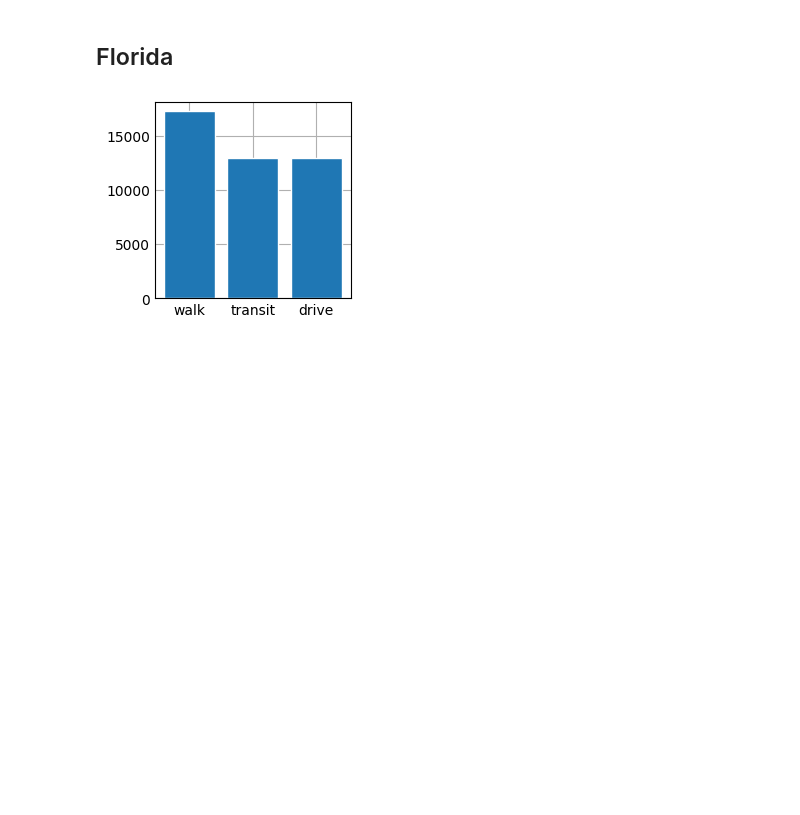
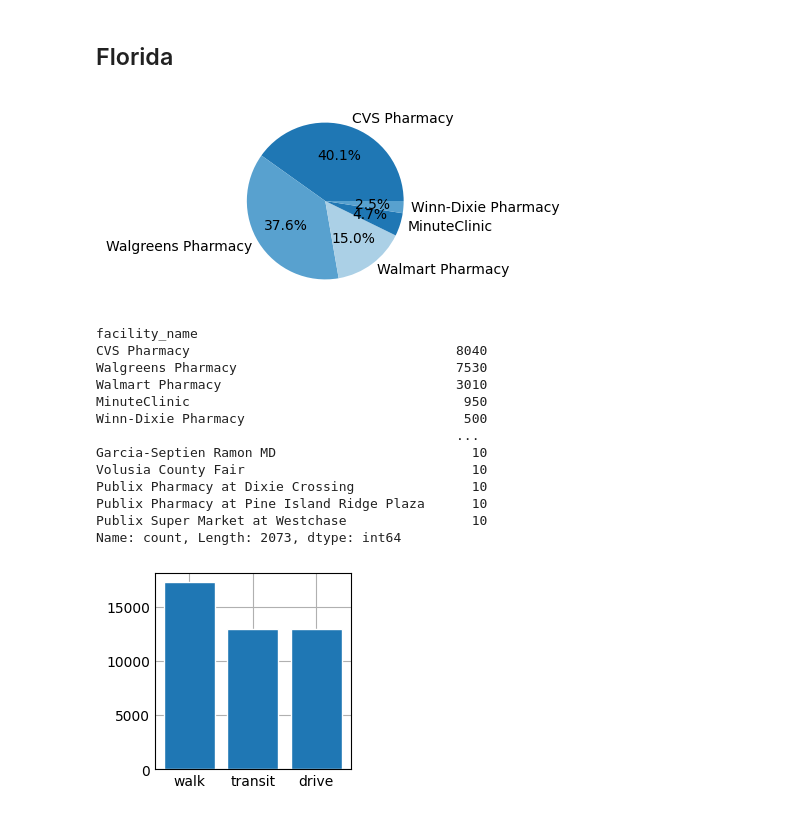
Before and after one commit to VicenteLizana/Solemne1, a Jupyter notebook: Prueba1.ipynb, the cells around one changed output. Saved outputs shown, nothing was run; the diff lists cells and outputs as text; code cells hidden in the pictures; blank space fills up the shorter version.

```diff
--- a/Prueba1.ipynb
+++ b/Prueba1.ipynb
@@ -349,6 +353,37 @@ query = """
 query_job = client.query(query)
 Datoflo = query_job.to_dataframe()
 Datoflo = Datoflo.reset_index(drop= True)
+# %%
+facility_counts = Datoflo["facility_name"].value_counts()
+
+facility_counts_df = pd.DataFrame(facility_counts, columns=["count"])
+
+facility_counts_df = facility_counts_df.reset_index()
+facility_counts_df.columns = ["facility_name", "count"]
+
+# Data
+labels = facility_counts_df["facility_name"][:5]
+value = facility_counts_df["count"][:5]
+# Pie chart
+fig, ax = plt.subplots()
+ax.pie(value, labels = labels, autopct = '%1.1f%%')
+plt.show()
+print(facility_counts)
+# %% [output]
+[figure, added]
+facility_name
+CVS Pharmacy                                  8040
+Walgreens Pharmacy                            7530
+Walmart Pharmacy                              3010
+MinuteClinic                                   950
+Winn-Dixie Pharmacy                            500
+                                              ...
+Garcia-Septien Ramon MD                         10
+Volusia County Fair                             10
+Publix Pharmacy at Dixie Crossing               10
+Publix Pharmacy at Pine Island Ridge Plaza      10
+Publix Super Market at Westchase                10
+Name: count, Length: 2073, dtype: int64
 # %%
 mode_counts_flo = Datoflo["mode_of_transportation"].value_counts()
 
```
Also changed, not shown: parts of 4 cells of this notebook, 4 other files.
